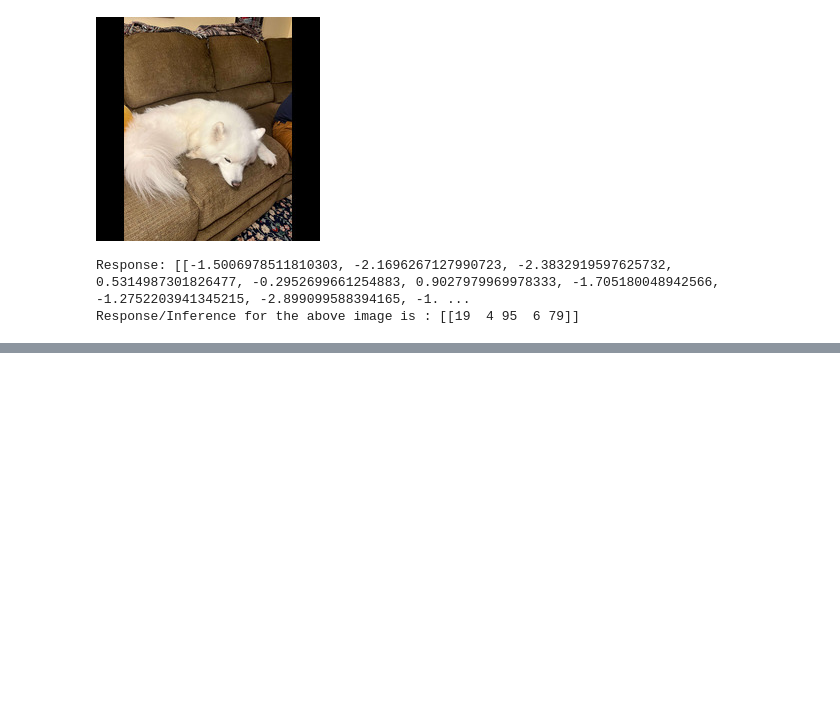
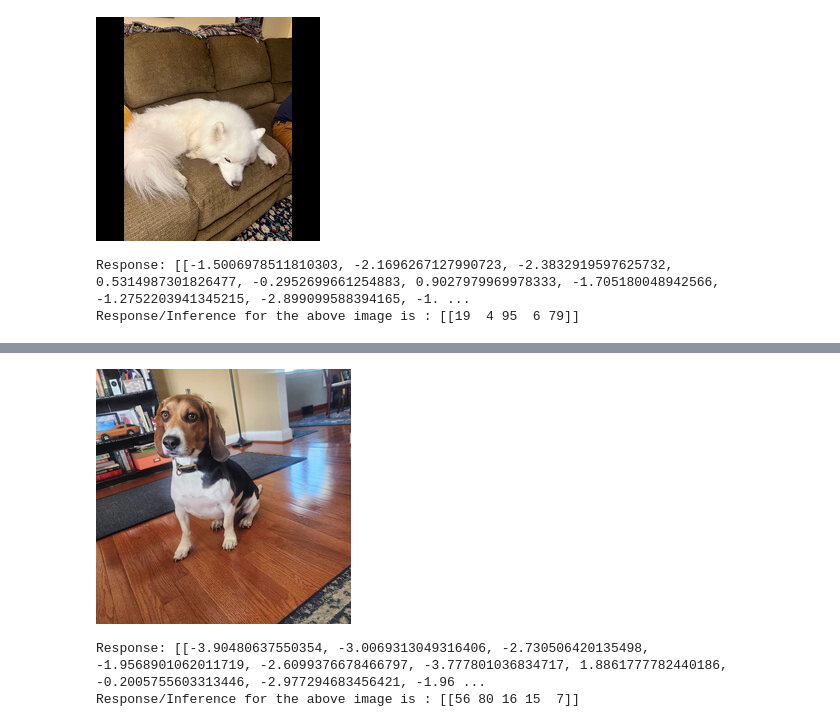
Before and after one commit to djarrin/dog-breed-classifier, a Jupyter notebook: train_and_deploy.ipynb, the cells around one changed output, grey strips where cells are left out. Saved outputs shown, nothing was run; the diff lists cells and outputs as text; code cells hidden in the pictures; blank space fills up the shorter version.

```diff
--- a/train_and_deploy.ipynb
+++ b/train_and_deploy.ipynb
@@ -479,0 +526,13 @@ Response/Inference for the above image is : [[19  4 95  6 79]]
+# %%
+with open("./data/dogImages/bagel.jpg", "rb") as f:
+    image = f.read()
+    display(Image.open(io.BytesIO(image)))
+    response = predictor.predict(image, initial_args={"ContentType": "image/jpeg"})
+    print(f"Response: {response}")
+    sorted_indices = np.argsort(response, axis=1)
+    top_5_breeds = sorted_indices[:, -5:] + 1
+    print(f"Response/Inference for the above image is : {top_5_breeds}")
+# %% [output]
+[figure, added]
+Response: [[-3.90480637550354, -3.0069313049316406, -2.730506420135498, -1.9568901062011719, -2.6099376678466797, -3.777801036834717, 1.8861777782440186, -0.2005755603313446, -2.977294683456421, -1.96 ...
+Response/Inference for the above image is : [[56 80 16 15  7]]
```
Also changed, not shown: parts of 8 cells of this notebook.
